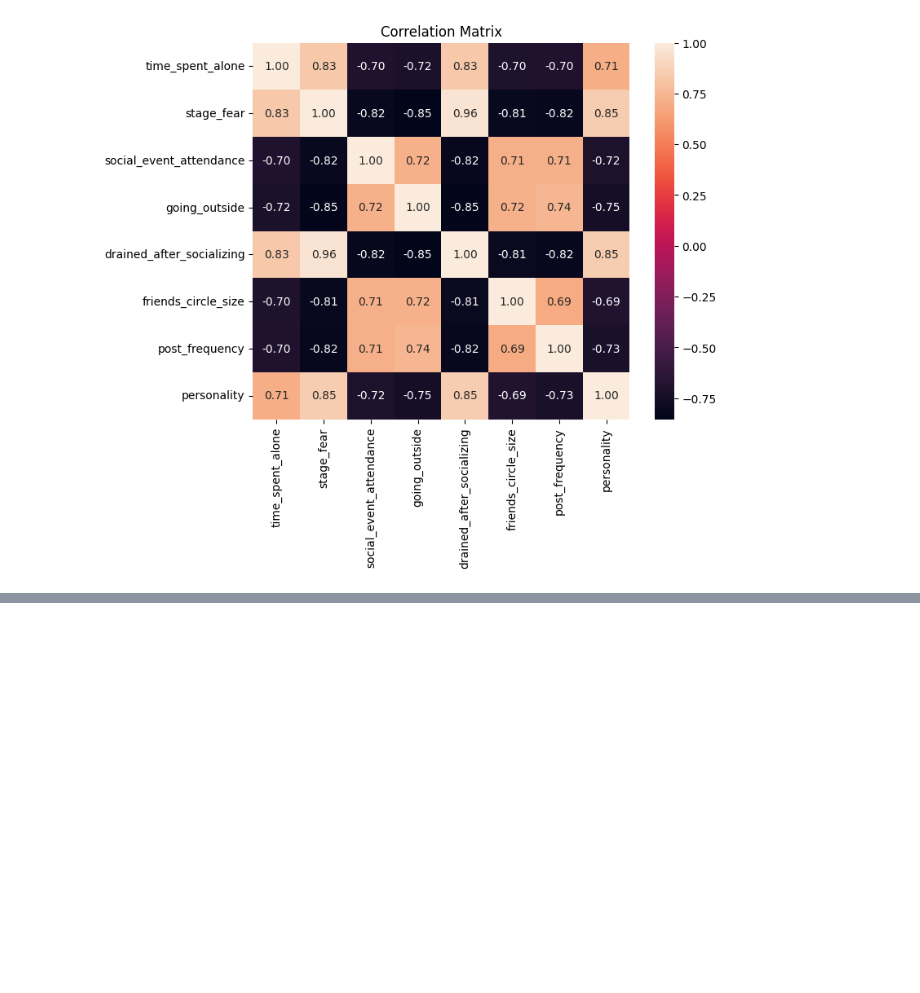
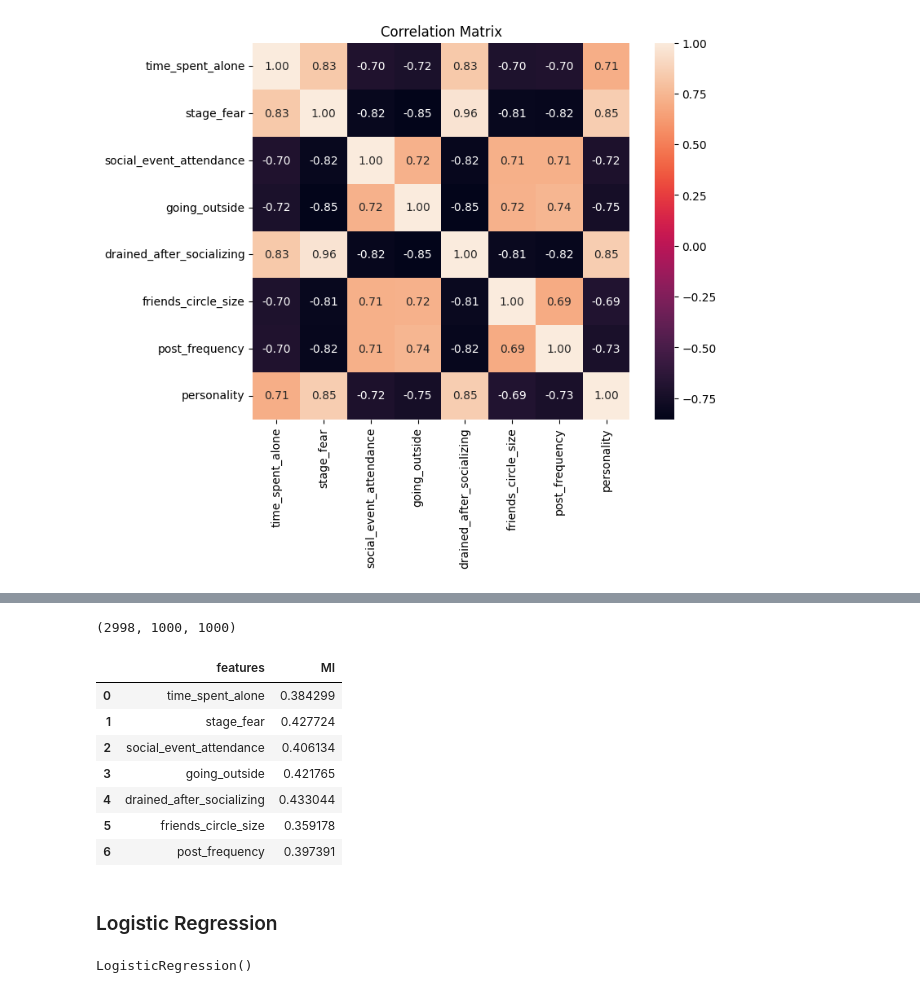
Before and after one commit to petrushki/PersonalityPredictor, a Jupyter notebook: notebook.ipynb, the cells around one changed output, grey strips where cells are left out. Cells and saved outputs as stored; diff of their text form; code cells hidden in the pictures; blank space fills up the shorter version.

```diff
--- a/notebook.ipynb
+++ b/notebook.ipynb
@@ -114,0 +217,18 @@ plt.show()
+# %%
+df_full_train, df_test = train_test_split(df, test_size=0.2, random_state=1)
+df_train, df_val = train_test_split(df_full_train, test_size=0.25, random_state=1)
+len(df_train), len(df_val), len(df_test)
+# %% [output]
+(2998, 1000, 1000)
+# %%
+df_train = df_train.reset_index(drop=True)
+df_val = df_val.reset_index(drop=True)
+df_test = df_test.reset_index(drop=True)
+# %%
+y_train = df_train.personality.values
+y_val = df_val.personality.values
+y_test = df_test.personality.values
+
+del df_train['personality']
+del df_val['personality']
+del df_test['personality']
@@ -114,0 +239,14 @@ plt.show()
+# %%
+from sklearn.feature_selection import mutual_info_classif
+
+mi = mutual_info_classif(X_train, y_train)
+pd.DataFrame({"features": df_train.columns.values, "MI":mi})
+# %% [output]
+|  | features | MI |
+| 0 | time_spent_alone | 0.384299 |
+| 1 | stage_fear | 0.427724 |
+| 2 | social_event_attendance | 0.406134 |
+| 3 | going_outside | 0.421765 |
+| 4 | drained_after_socializing | 0.433044 |
+| 5 | friends_circle_size | 0.359178 |
+| 6 | post_frequency | 0.397391 |
@@ -114,0 +299,8 @@ plt.show()
+# %% [markdown]
+### Logistic Regression
+# %%
+from sklearn.linear_model import LogisticRegression
+lg = LogisticRegression()
+lg.fit(X_train,y_train)
+# %% [output]
+LogisticRegression()
```
Also changed, not shown: parts of 27 cells of this notebook.
